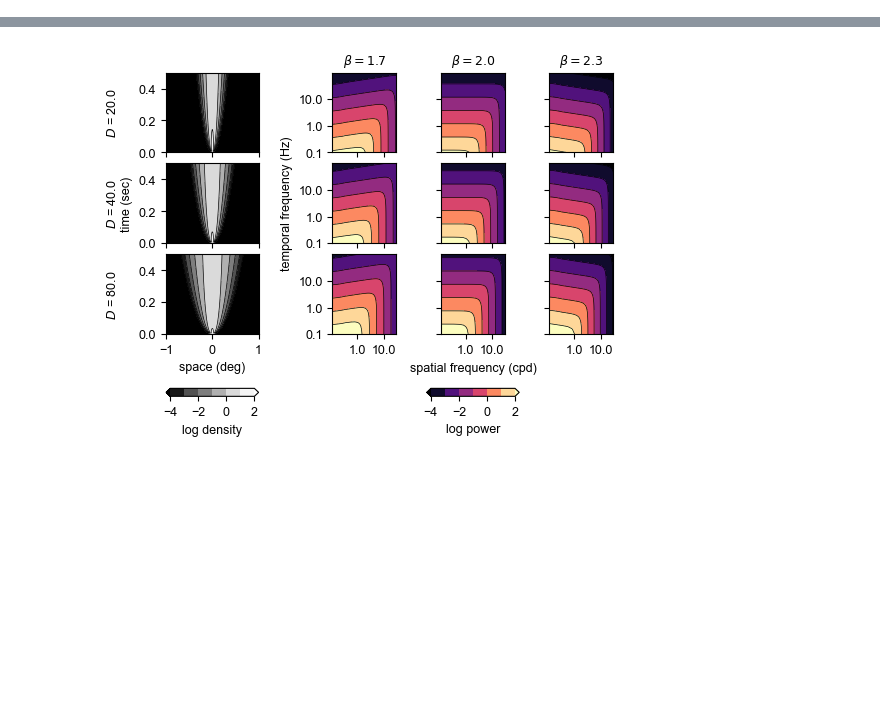
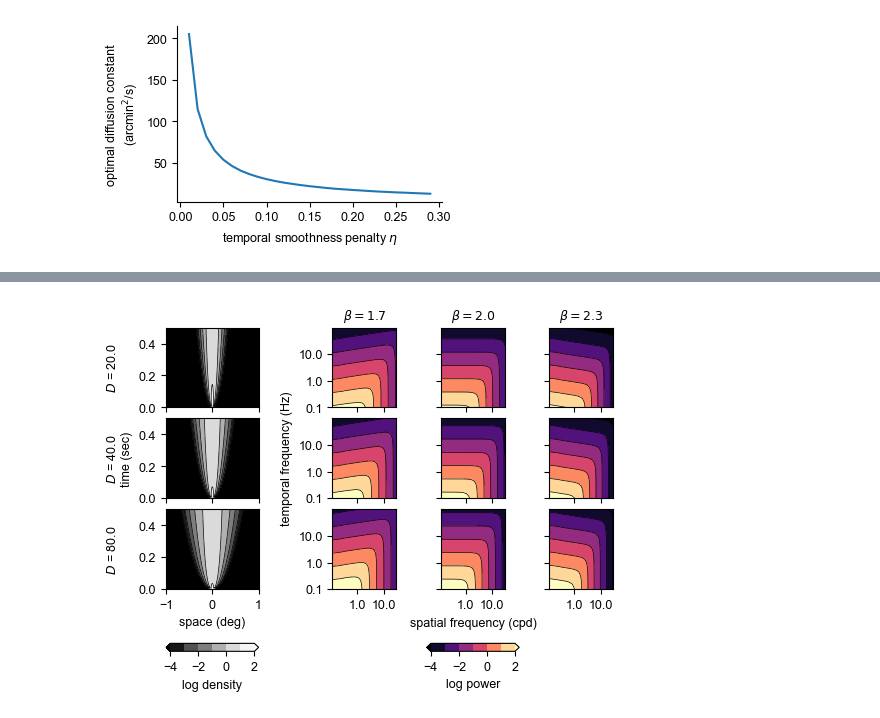
Before and after one commit to Yates-Lab/efficient-coding-drift-spectrum, a Jupyter notebook: scripts/moving_retina_2.ipynb, the cells around one changed output, grey strips where cells are left out. Cells and saved outputs as stored; diff of their text form; code cells hidden in the pictures; blank space fills up the shorter version.

```diff
--- a/scripts/moving_retina_2.ipynb
+++ b/scripts/moving_retina_2.ipynb
@@ -235,3 +315,11 @@ min,max spatial frequency: 0.12, 59.77
+# %%
+fig,ax = plt.subplots(figsize=(hw,0.666*hw))
+ax.plot(temporal_costs,D_opts)
+ax.set_xlabel("temporal smoothness penalty $\eta$")
+ax.set_ylabel("optimal diffusion constant\n(arcmin$^2$/s)")
+fig.savefig("../results/optimal_diffusion_constant_vs_temporal_cost.pdf",bbox_inches="tight")
+# %% [output]
+[figure, added]
 # %%
 def sweep_noise():
 
```
Also changed, not shown: parts of 14 cells of this notebook.
